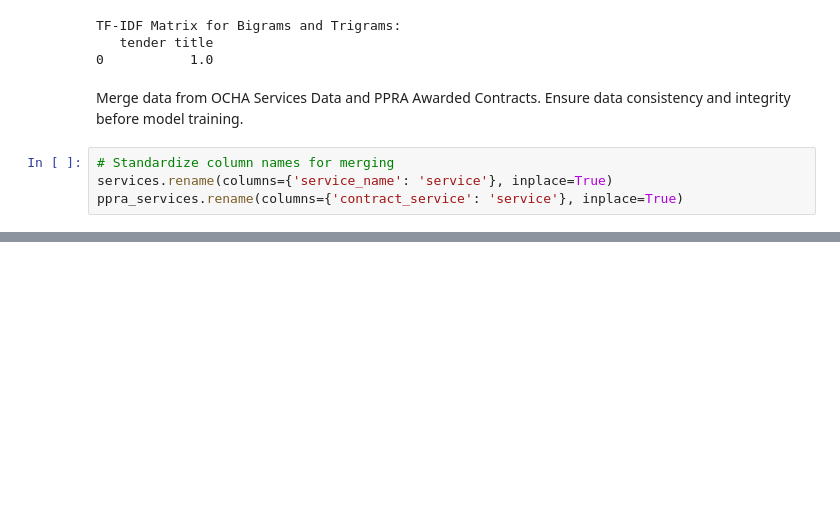
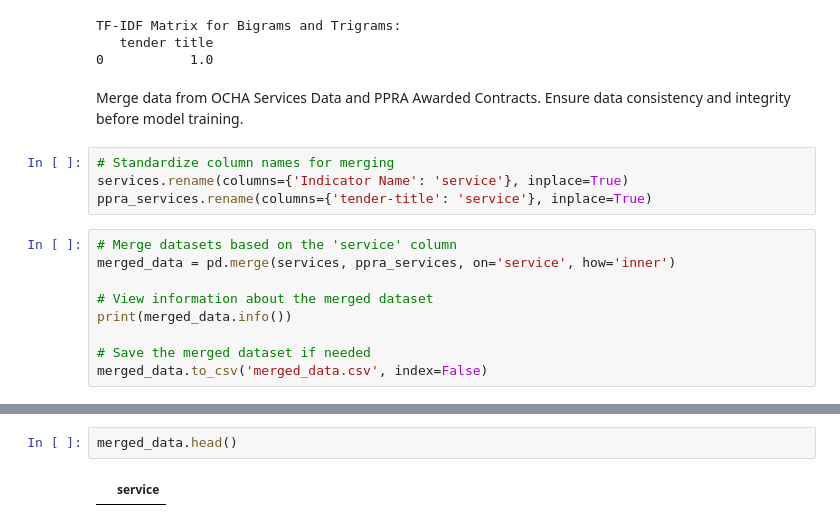
Before and after one commit to datakiptoo/County_Service-_Delivery, a Jupyter notebook: County_Residents.ipynb, the cells around one changed output, grey strips where cells are left out. Cells and saved outputs as stored; diff of their text form; blank space fills up the shorter version.

Commit message:
modified:   County_Residents.ipynb 	new file:   merged_data.csv

```diff
--- a/County_Residents.ipynb
+++ b/County_Residents.ipynb
@@ -546,5 +546,14 @@ Merge data from OCHA Services Data and PPRA Awarded Contracts.
 Ensure data consistency and integrity before model training.
 # %%
 # Standardize column names for merging
-services.rename(columns={'service_name': 'service'}, inplace=True)
-ppra_services.rename(columns={'contract_service': 'service'}, inplace=True)
+services.rename(columns={'Indicator Name': 'service'}, inplace=True)
+ppra_services.rename(columns={'tender-title': 'service'}, inplace=True)
+# %%
+# Merge datasets based on the 'service' column
+merged_data = pd.merge(services, ppra_services, on='service', how='inner')
+
+# View information about the merged dataset
+print(merged_data.info())
+
+# Save the merged dataset if needed
+merged_data.to_csv('merged_data.csv', index=False)
@@ -550,0 +570,4 @@ ppra_services.rename(columns={'contract_service': 'service'}, inplace=True)
+# %%
+merged_data.head()
+# %% [output]
+|  | service |
```
Also changed, not shown: parts of 1 cell of this notebook, 1 other file.
